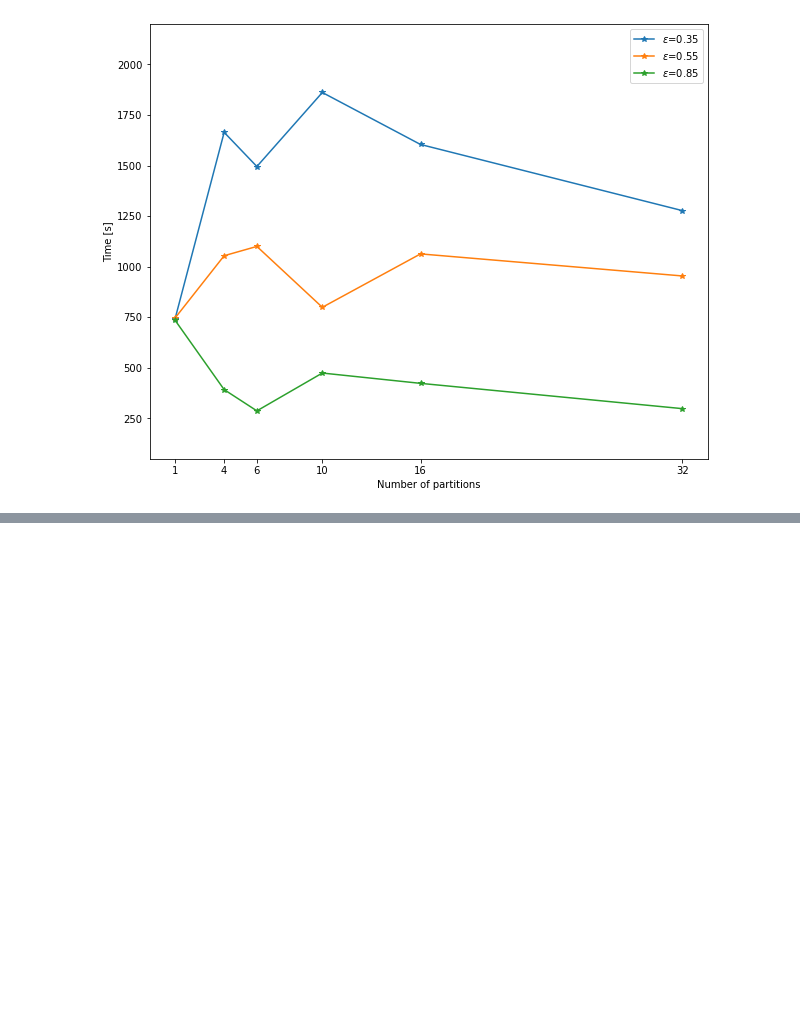
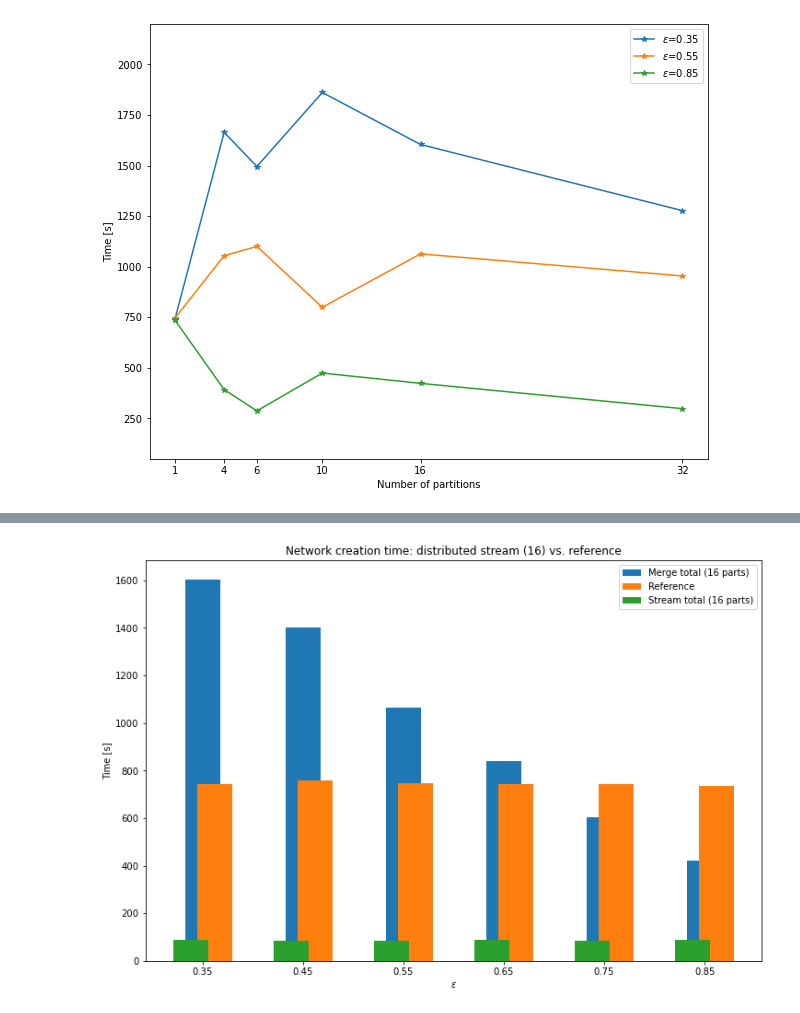
Before and after one commit to jrybicki-jsc/smms, a Jupyter notebook: graphla/times.ipynb, the cells around one changed output, grey strips where cells are left out. Cells and saved outputs as stored; diff of their text form; code cells hidden in the pictures; blank space fills up the shorter version.

```diff
--- a/graphla/times.ipynb
+++ b/graphla/times.ipynb
@@ -383,0 +381,22 @@ ax.set_xticks(x, merge.keys());
+# %%
+num_parts = 16
+fig, ax = plt.subplots(figsize=(12, 8))
+plt.title(f"Network creation time: distributed stream ({num_parts}) vs. reference")
+
+[net_calc, net_update, merge, convert, total_stream] = stream_results[16]
+[_, _ ,_, total_merge] = merge_results[16]
+x = np.arange(len(total.keys()))
+width = 0.35
+
+
+rects2 = ax.bar(x , total_merge.values(), width, label=f"Merge total ({num_parts} parts)")
+rects3 = ax.bar(x + width / 3, df.Creation.values, width, label='Reference')
+rects1 = ax.bar(x - width / 3, total_stream.values(), width, label=f"Stream total ({num_parts} parts)")
+
+
+plt.legend()
+plt.xlabel('$\epsilon$')
+plt.ylabel('Time [s]');
+ax.set_xticks(x, merge.keys());
+# %% [output]
+[figure, added]
```
Also changed, not shown: parts of 11 cells of this notebook.
